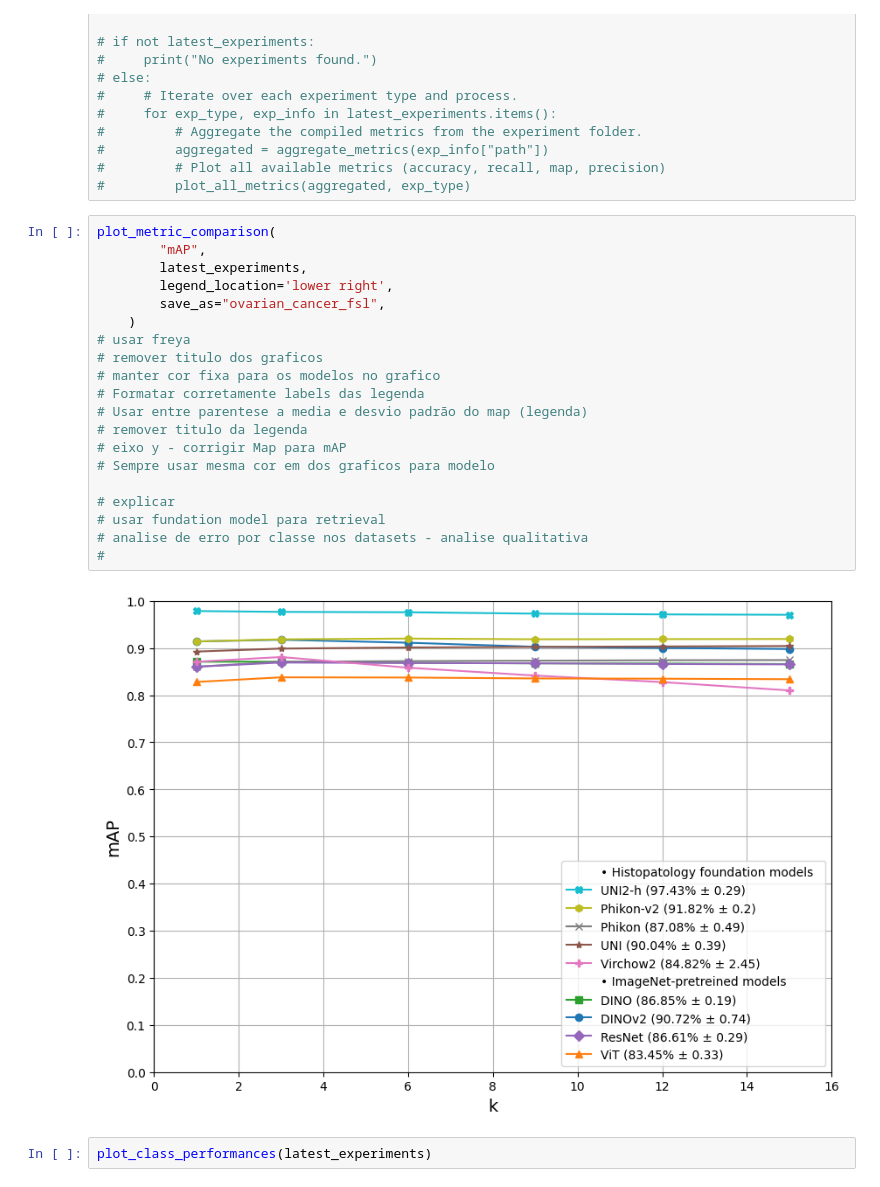
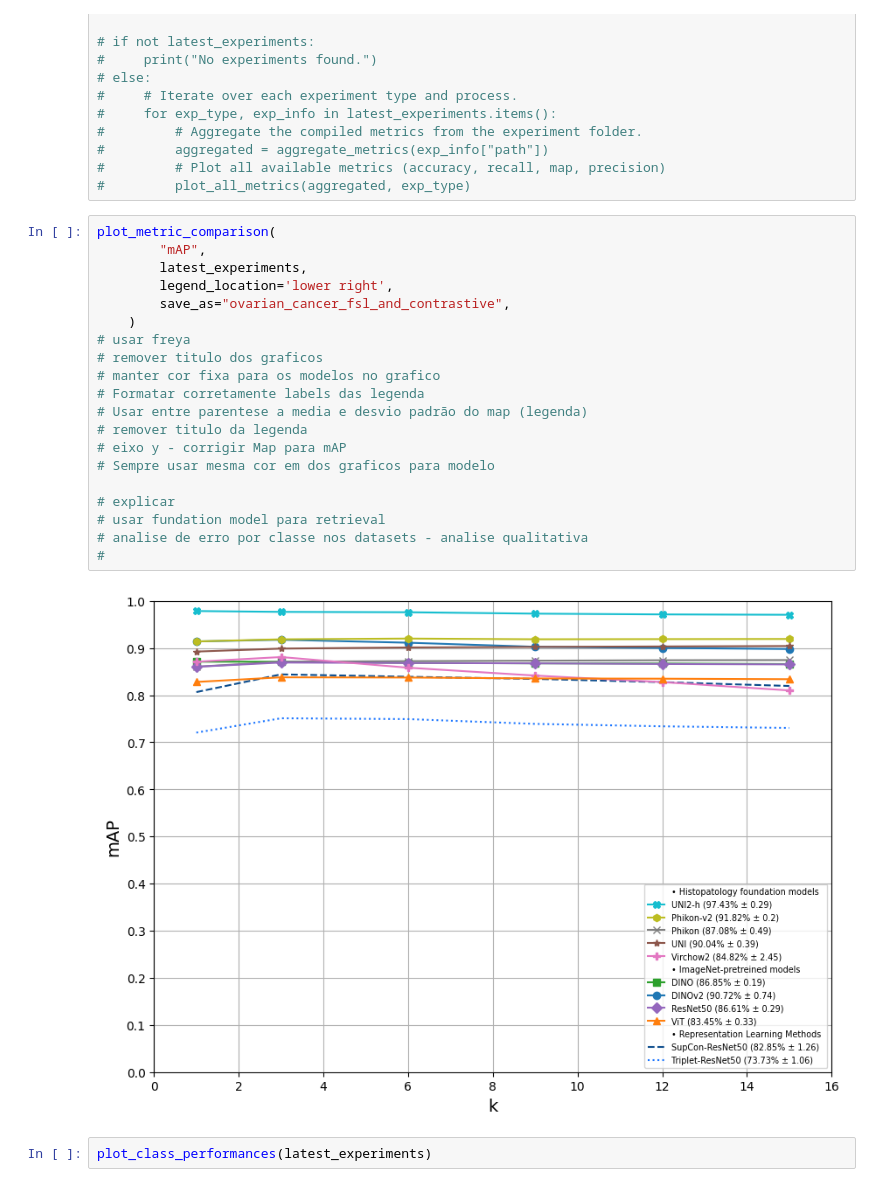
Before and after one commit to maods2/master-research-image-retrieval, a Jupyter notebook: notebooks/retr_test_fsl/retrieval_pretreined_ovarian_cancer.ipynb, the cells around one changed output. Saved outputs shown, nothing was run; the diff lists cells and outputs as text.

Commit message:
new plots

```diff
--- a/notebooks/retr_test_fsl/retrieval_pretreined_ovarian_cancer.ipynb
+++ b/notebooks/retr_test_fsl/retrieval_pretreined_ovarian_cancer.ipynb
@@ -44,25 +44,25 @@ latest_experiments = get_latest_experiments(BASE_DIR, specific_experiments)
 # %%
 plot_metric_comparison(
         "mAP",
         latest_experiments,
         legend_location='lower right',
-        save_as="ovarian_cancer_fsl",
+        save_as="ovarian_cancer_fsl_and_contrastive",
     )
 # usar freya
 # remover titulo dos graficos
 # manter cor fixa para os modelos no grafico
 # Formatar corretamente labels das legenda
 # Usar entre parentese a media e desvio padrão do map (legenda)
 # remover titulo da legenda
 # eixo y - corrigir Map para mAP
 # Sempre usar mesma cor em dos graficos para modelo
 
 # explicar
 # usar fundation model para retrieval
 # analise de erro por classe nos datasets - analise qualitativa
 #
 # %% [output]
-[figure, old version]
+[figure, new version]
 # %%
 plot_class_performances(latest_experiments)
 # %% [output]
```
Also changed, not shown: 3 other files.
